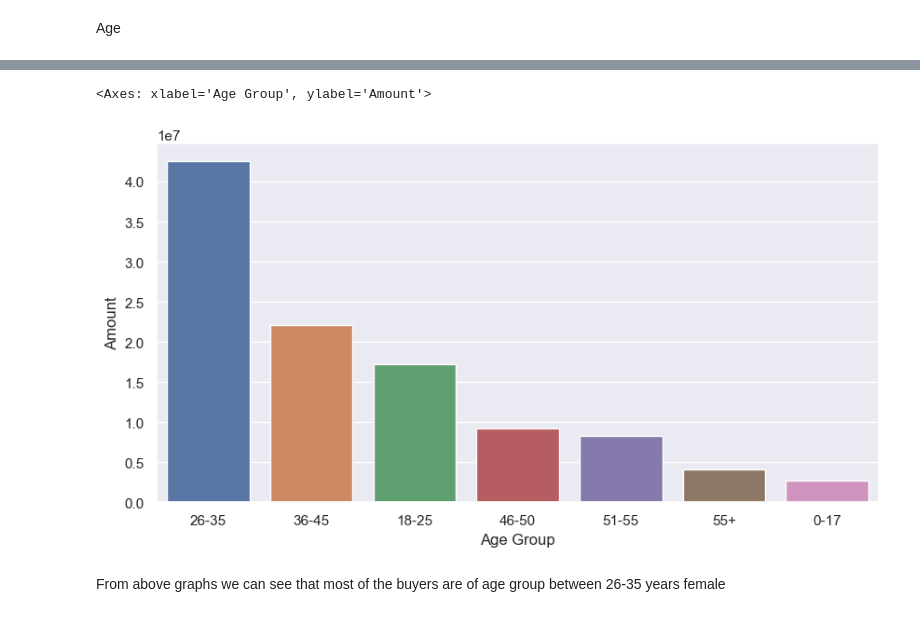
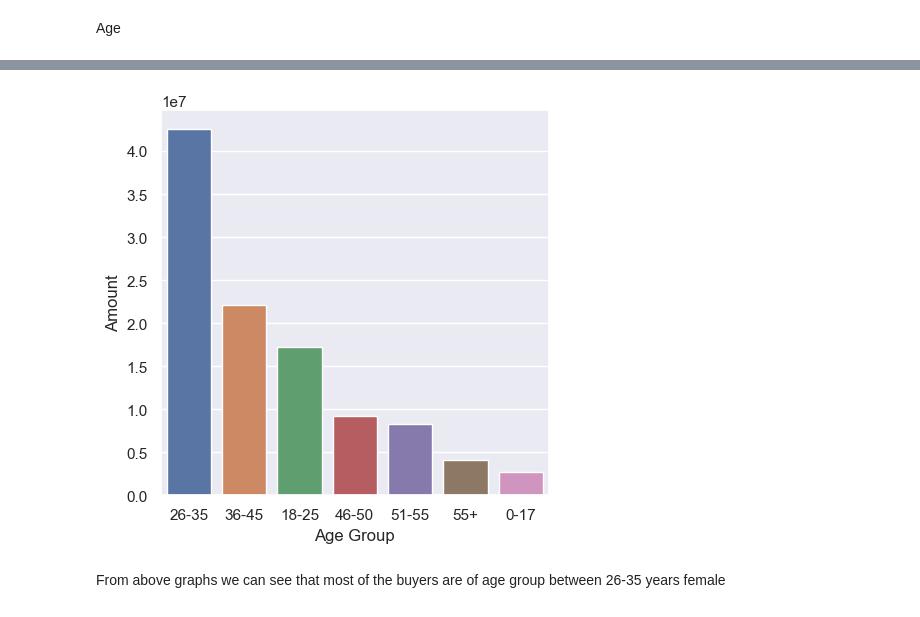
Before and after one commit to ahsanmasum88/diwali_sales_analysis, a Jupyter notebook: diwali_sales_analysis.ipynb, the cells around one changed output, grey strips where cells are left out. Drawn from its saved outputs; the diff is of its cells as text; code cells hidden in the pictures.

```diff
--- a/diwali_sales_analysis.ipynb
+++ b/diwali_sales_analysis.ipynb
@@ -164,11 +164,11 @@ plt.savefig('./results/age_group2.png', dpi=300)
 # %%
 # total amount Vs age group
 sales_age = df.groupby(['Age Group'], as_index=False)['Amount'].sum().sort_values(by='Amount', ascending=False)
-sns.set(rc={'figure.figsize':(10,5)})
+sns.set(rc={'figure.figsize':(5,5)})
 sns.barplot(x = 'Age Group', y = 'Amount', data = sales_age,)
+plt.savefig('./results/age_group_by_amount.png', dpi=300)
 # %% [output]
-<Axes: xlabel='Age Group', ylabel='Amount'>
-[figure, old version]
+[figure, new version]
 # %% [markdown]
 From above graphs we can see that most of the buyers are of age group between 26-35 years female
 # %% [markdown]
```
Also changed, not shown: parts of 10 cells of this notebook, 11 other files.
